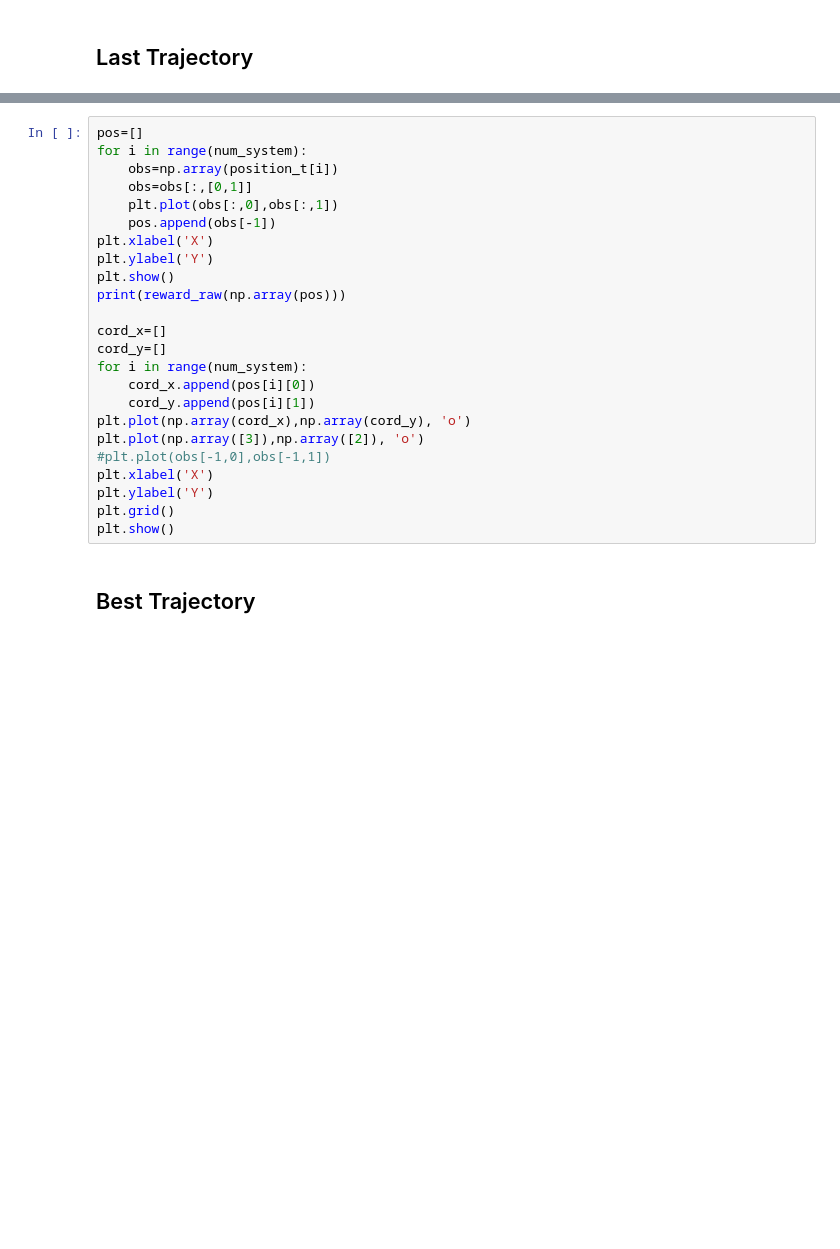
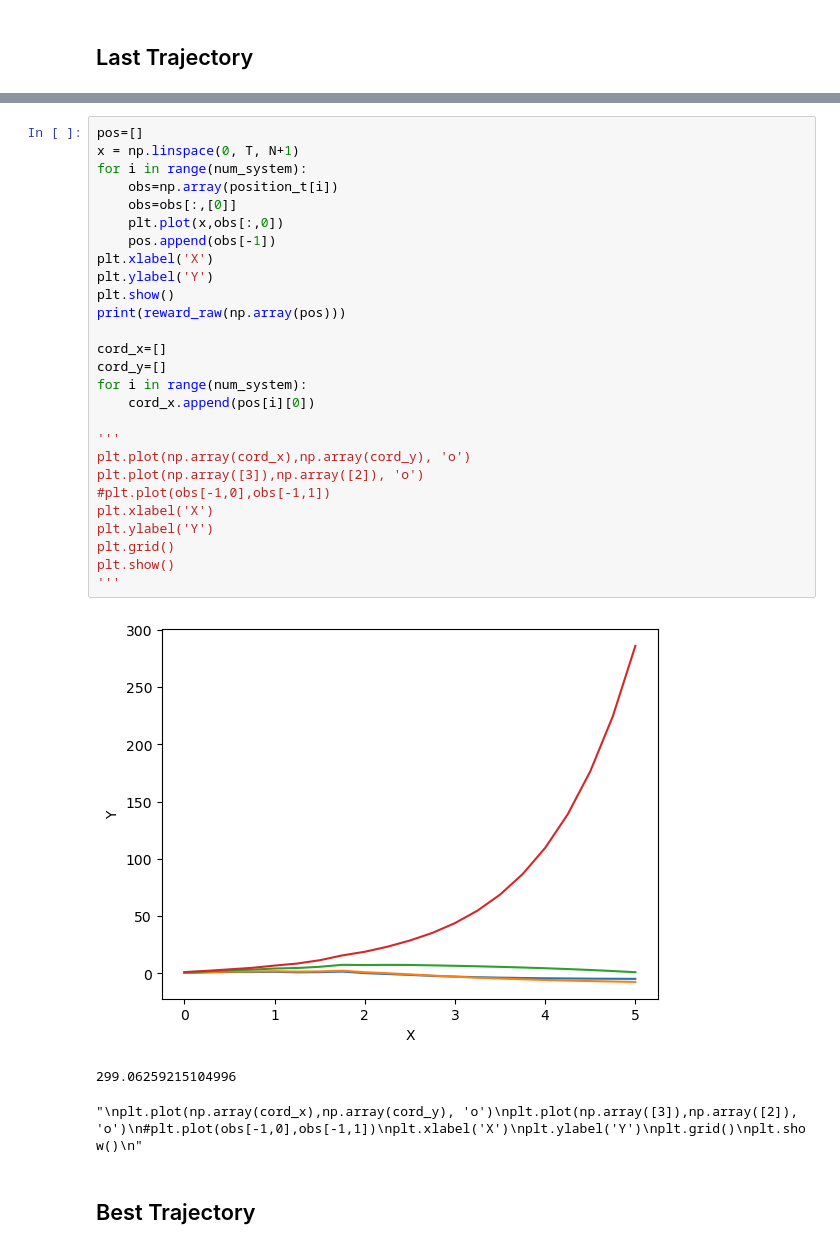
Before and after one commit to cwyueh23/Unicycle, a Jupyter notebook: Linear_finite.ipynb, the cells around one changed output, grey strips where cells are left out. Drawn from its saved outputs; the diff is of its cells as text; blank space fills up the shorter version.

```diff
--- a/Linear_finite.ipynb
+++ b/Linear_finite.ipynb
@@ -363,27 +373,34 @@ plt.show()
 # %%
 pos=[]
+x = np.linspace(0, T, N+1)
 for i in range(num_system):
     obs=np.array(position_t[i])
-    obs=obs[:,[0,1]]
-    plt.plot(obs[:,0],obs[:,1])
+    obs=obs[:,[0]]
+    plt.plot(x,obs[:,0])
     pos.append(obs[-1])
 plt.xlabel('X')
 plt.ylabel('Y')
 plt.show()
 print(reward_raw(np.array(pos)))
 
 cord_x=[]
 cord_y=[]
 for i in range(num_system):
     cord_x.append(pos[i][0])
-    cord_y.append(pos[i][1])
+
+'''
 plt.plot(np.array(cord_x),np.array(cord_y), 'o')
 plt.plot(np.array([3]),np.array([2]), 'o')
 #plt.plot(obs[-1,0],obs[-1,1])
 plt.xlabel('X')
 plt.ylabel('Y')
 plt.grid()
 plt.show()
+'''
+# %% [output]
+[figure, added]
+299.06259215104996
+"\nplt.plot(np.array(cord_x),np.array(cord_y), 'o')\nplt.plot(np.array([3]),np.array([2]), 'o')\n#plt.plot(obs[-1,0],obs[-1,1])\nplt.xlabel('X')\nplt.ylabel('Y')\nplt.grid()\nplt.show()\n"
 # %% [markdown]
 ## Best Trajectory
 # %%
```
Also changed, not shown: parts of 10 cells of this notebook, 1 other file.
